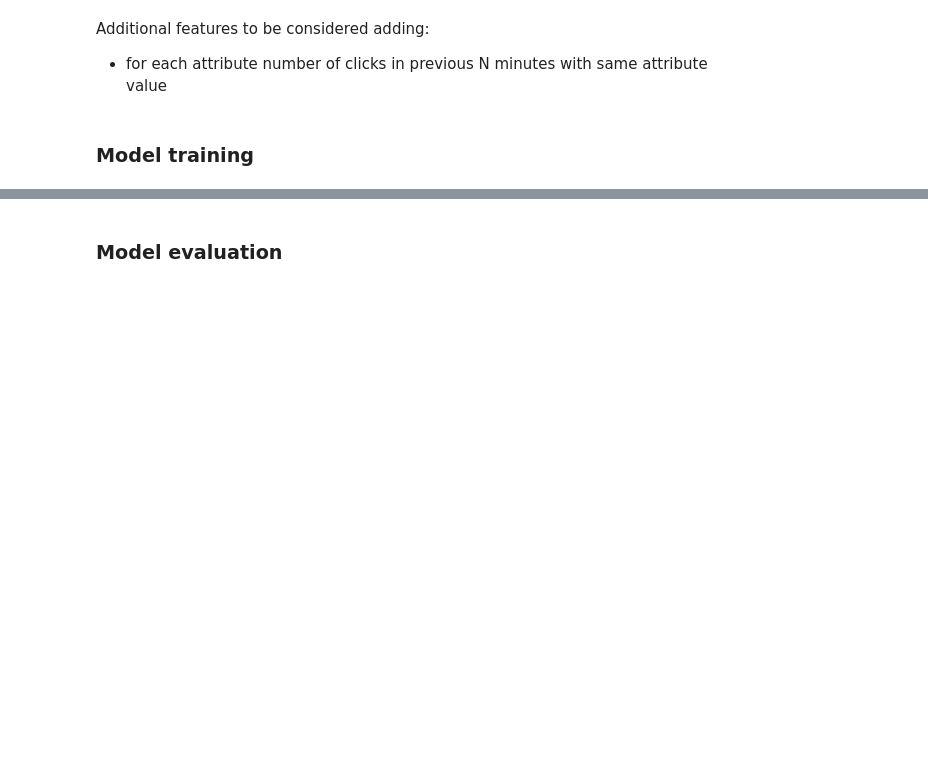
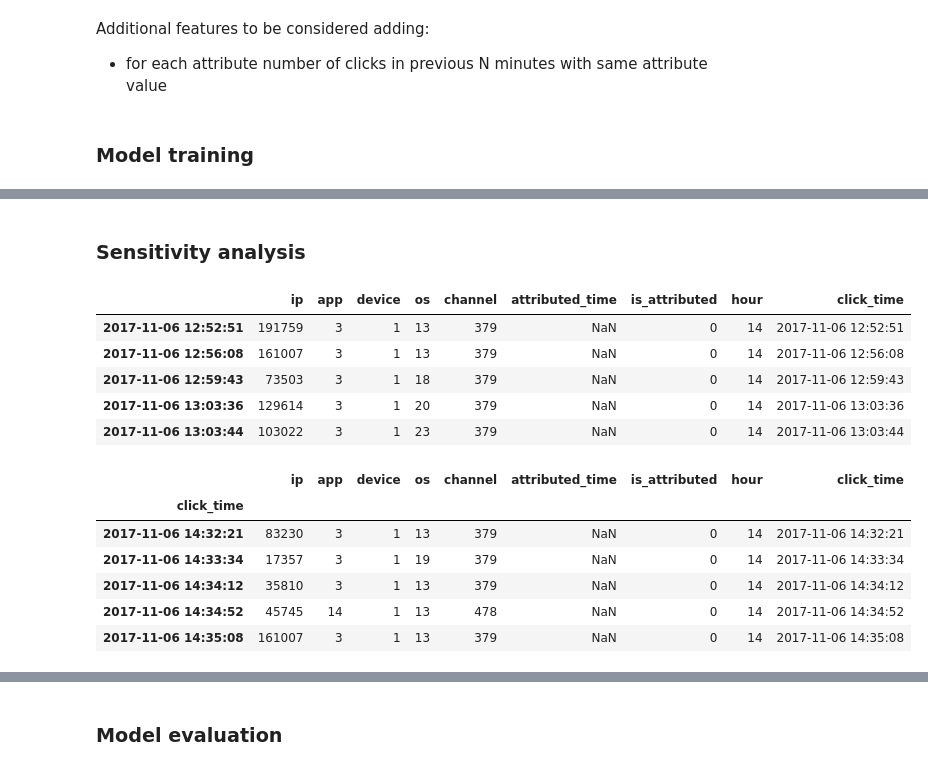
Before and after one commit to dkomlen/kaggle, a Jupyter notebook: talkingdata-adtracking-fraud-detection/fraud-detection.ipynb, the cells around one changed output, grey strips where cells are left out. Saved outputs shown, nothing was run; the diff lists cells and outputs as text; code cells hidden in the pictures; blank space fills up the shorter version.

Commit message:
[MLND] added sensitivity analysis

```diff
--- a/talkingdata-adtracking-fraud-detection/fraud-detection.ipynb
+++ b/talkingdata-adtracking-fraud-detection/fraud-detection.ipynb
@@ -463,0 +286,2 @@ GradientBoostingClassifier(criterion='friedman_mse', init=None,
+# %% [markdown]
+### Sensitivity analysis
@@ -463,0 +295,17 @@ GradientBoostingClassifier(criterion='friedman_mse', init=None,
+# %%
+display(dataset_test_sens.head())
+display(dataset_test.head())
+# %% [output]
+|  | ip | app | device | os | channel | attributed_time | is_attributed | hour | click_time |
+| 2017-11-06 12:52:51 | 191759 | 3 | 1 | 13 | 379 | NaN | 0 | 14 | 2017-11-06 12:52:51 |
+| 2017-11-06 12:56:08 | 161007 | 3 | 1 | 13 | 379 | NaN | 0 | 14 | 2017-11-06 12:56:08 |
+| 2017-11-06 12:59:43 | 73503 | 3 | 1 | 18 | 379 | NaN | 0 | 14 | 2017-11-06 12:59:43 |
+| 2017-11-06 13:03:36 | 129614 | 3 | 1 | 20 | 379 | NaN | 0 | 14 | 2017-11-06 13:03:36 |
+| 2017-11-06 13:03:44 | 103022 | 3 | 1 | 23 | 379 | NaN | 0 | 14 | 2017-11-06 13:03:44 |
+|  | ip | app | device | os | channel | attributed_time | is_attributed | hour | click_time |
+| click_time |  |  |  |  |  |  |  |  |  |
+| 2017-11-06 14:32:21 | 83230 | 3 | 1 | 13 | 379 | NaN | 0 | 14 | 2017-11-06 14:32:21 |
+| 2017-11-06 14:33:34 | 17357 | 3 | 1 | 19 | 379 | NaN | 0 | 14 | 2017-11-06 14:33:34 |
+| 2017-11-06 14:34:12 | 35810 | 3 | 1 | 13 | 379 | NaN | 0 | 14 | 2017-11-06 14:34:12 |
+| 2017-11-06 14:34:52 | 45745 | 14 | 1 | 13 | 478 | NaN | 0 | 14 | 2017-11-06 14:34:52 |
+| 2017-11-06 14:35:08 | 161007 | 3 | 1 | 13 | 379 | NaN | 0 | 14 | 2017-11-06 14:35:08 |
```
Also changed, not shown: parts of 23 cells of this notebook.
